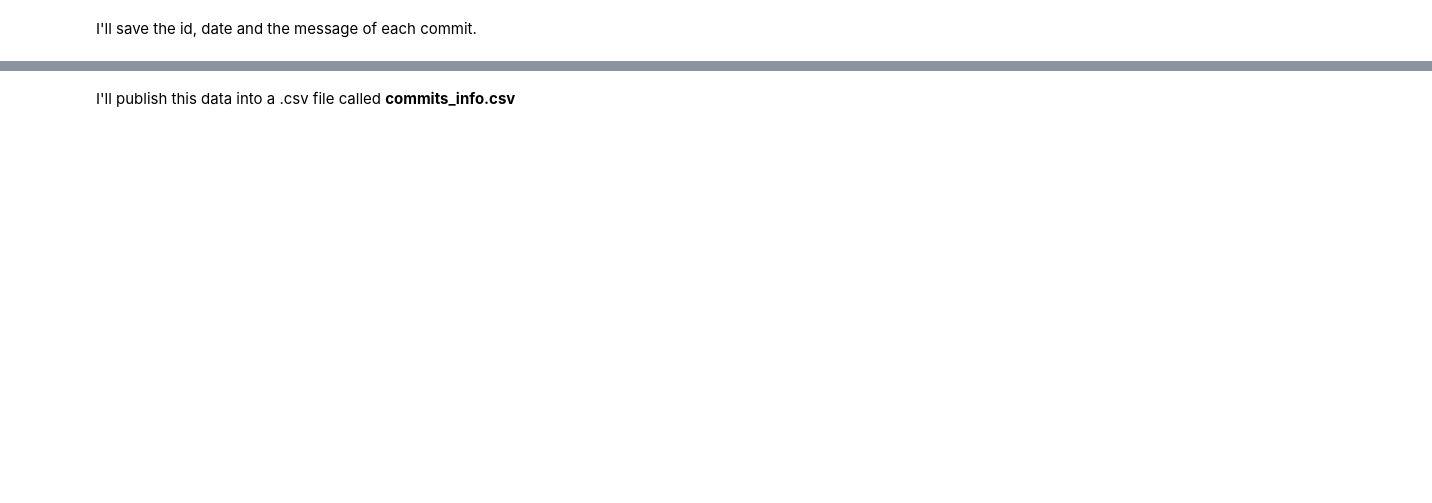
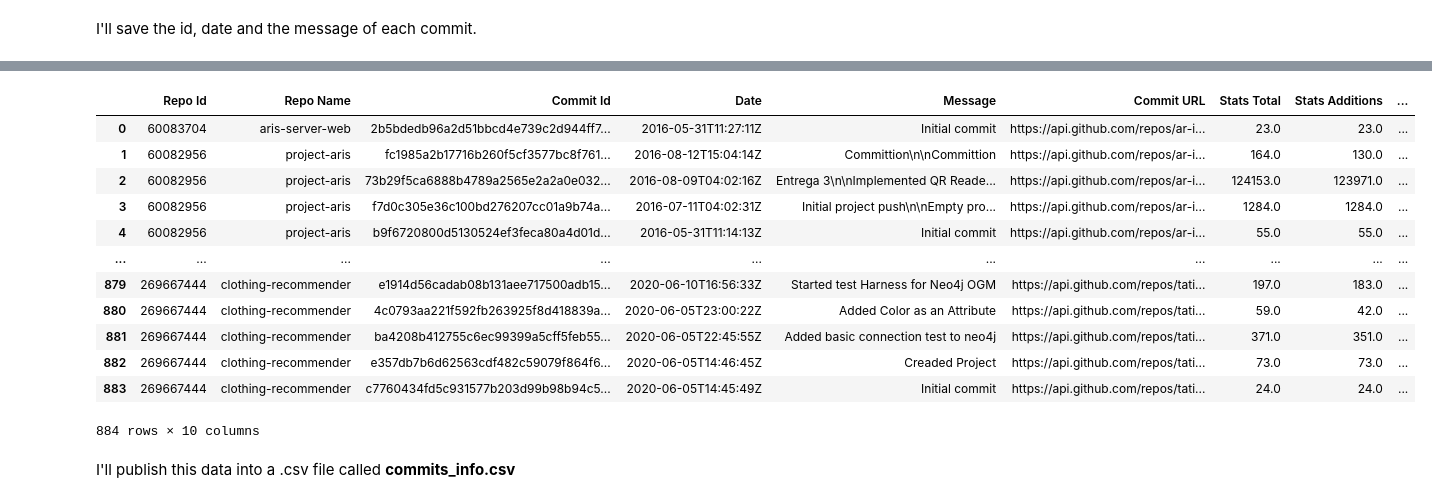
Before and after one commit to pablokvitca/GitHub-User-Insights-using-API, a Jupyter notebook: Data collection.ipynb, the cells around one changed output, grey strips where cells are left out. Cells and saved outputs as stored; diff of their text form; code cells hidden in the pictures; blank space fills up the shorter version.

```diff
--- a/Data collection.ipynb
+++ b/Data collection.ipynb
@@ -457,0 +473,15 @@ commits_df.head(5)
+# %%
+for i in range(commits_df.shape[0]):
+    response = requests.get(commits_df.loc[i, 'Commit URL'], auth = authentication)
+    commit = response.json()
+    print(i, ":", commits_df.loc[i, "Repo Name"])
+    if commit != {} and response.status_code == 200:
+        commits_df.loc[i, 'Stats Total'] = commit['stats']['total']
+        commits_df.loc[i, 'Stats Additions'] = commit['stats']['additions']
+        commits_df.loc[i, 'Stats Deletions'] = commit['stats']['deletions']
+        commits_df.loc[i, 'Stats Files Changed'] = len(commit['files'])
+    else:
+        commits_df.loc[i, 'Stats Total'] = 0
+        commits_df.loc[i, 'Stats Additions'] = 0
+        commits_df.loc[i, 'Stats Deletions'] = 0
+        commits_df.loc[i, 'Stats Files Changed'] = 0
@@ -458,3 +506,19 @@ commits_df.head(5)
+# %%
+commits_df
+# %% [output]
+|  | Repo Id | Repo Name | Commit Id | Date | Message | Commit URL | Stats Total | Stats Additions | ... |
+| 0 | 60083704 | aris-server-web | 2b5bdedb96a2d51bbcd4e739c2d944ff7... | 2016-05-31T11:27:11Z | Initial commit | https://api.github.com/repos/ar-i... | 23.0 | 23.0 | ... |
+| 1 | 60082956 | project-aris | fc1985a2b17716b260f5cf3577bc8f761... | 2016-08-12T15:04:14Z | Committion\n\nCommittion | https://api.github.com/repos/ar-i... | 164.0 | 130.0 | ... |
+| 2 | 60082956 | project-aris | 73b29f5ca6888b4789a2565e2a2a0e032... | 2016-08-09T04:02:16Z | Entrega 3\n\nImplemented QR Reade... | https://api.github.com/repos/ar-i... | 124153.0 | 123971.0 | ... |
+| 3 | 60082956 | project-aris | f7d0c305e36c100bd276207cc01a9b74a... | 2016-07-11T04:02:31Z | Initial project push\n\nEmpty pro... | https://api.github.com/repos/ar-i... | 1284.0 | 1284.0 | ... |
+| 4 | 60082956 | project-aris | b9f6720800d5130524ef3feca80a4d01d... | 2016-05-31T11:14:13Z | Initial commit | https://api.github.com/repos/ar-i... | 55.0 | 55.0 | ... |
+| ... | ... | ... | ... | ... | ... | ... | ... | ... | ... |
+| 879 | 269667444 | clothing-recommender | e1914d56cadab08b131aee717500adb15... | 2020-06-10T16:56:33Z | Started test Harness for Neo4j OGM | https://api.github.com/repos/tati... | 197.0 | 183.0 | ... |
+| 880 | 269667444 | clothing-recommender | 4c0793aa221f592fb263925f8d418839a... | 2020-06-05T23:00:22Z | Added Color as an Attribute | https://api.github.com/repos/tati... | 59.0 | 42.0 | ... |
+| 881 | 269667444 | clothing-recommender | ba4208b412755c6ec99399a5cff5feb55... | 2020-06-05T22:45:55Z | Added basic connection test to neo4j | https://api.github.com/repos/tati... | 371.0 | 351.0 | ... |
+| 882 | 269667444 | clothing-recommender | e357db7b6d62563cdf482c59079f864f6... | 2020-06-05T14:46:45Z | Creaded Project | https://api.github.com/repos/tati... | 73.0 | 73.0 | ... |
+| 883 | 269667444 | clothing-recommender | c7760434fd5c931577b203d99b98b94c5... | 2020-06-05T14:45:49Z | Initial commit | https://api.github.com/repos/tati... | 24.0 | 24.0 | ... |
+884 rows × 10 columns
 # %% [markdown]
 I'll publish this data into a .csv file called **commits_info.csv**
 # %%
```
Also changed, not shown: parts of 5 cells of this notebook.
